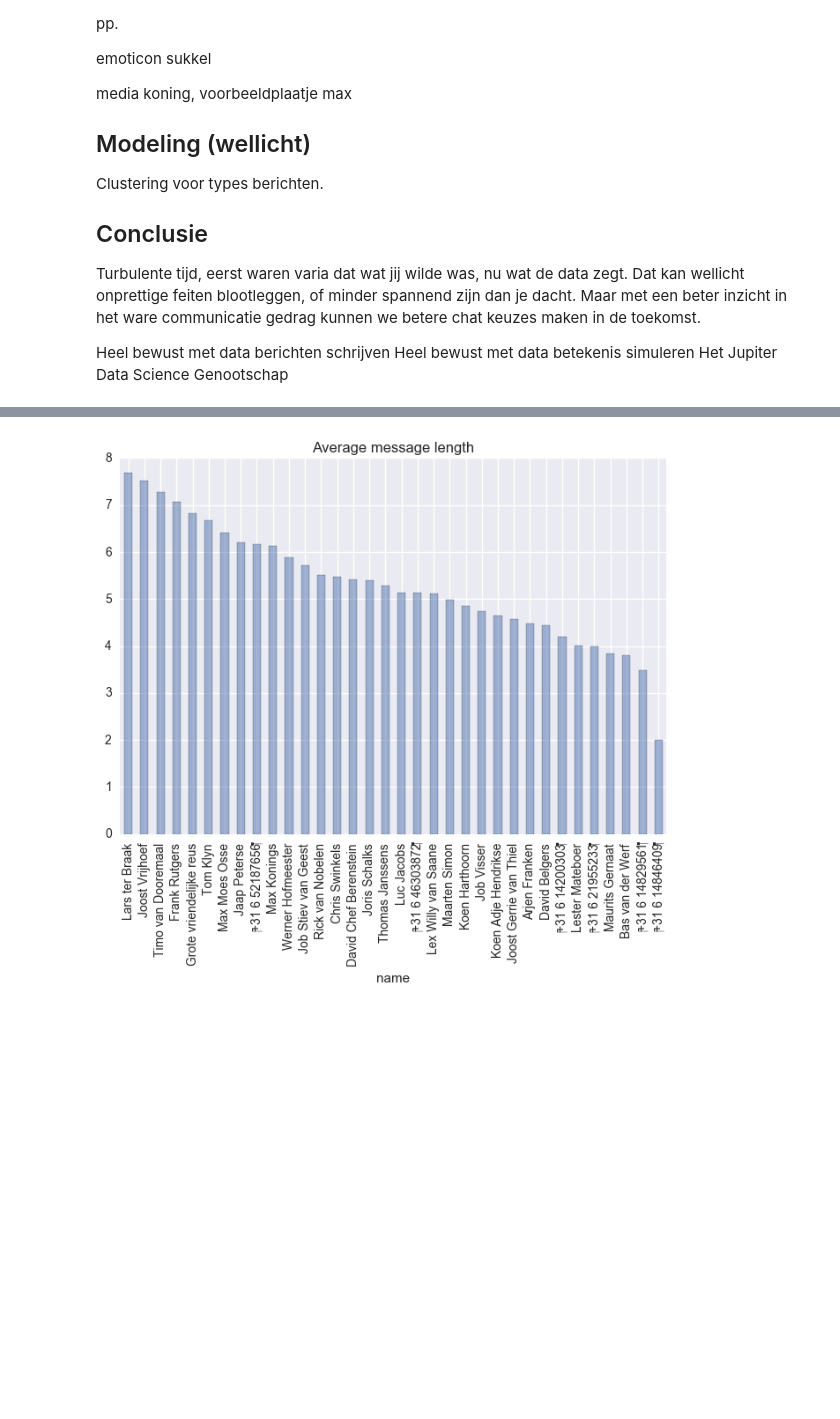
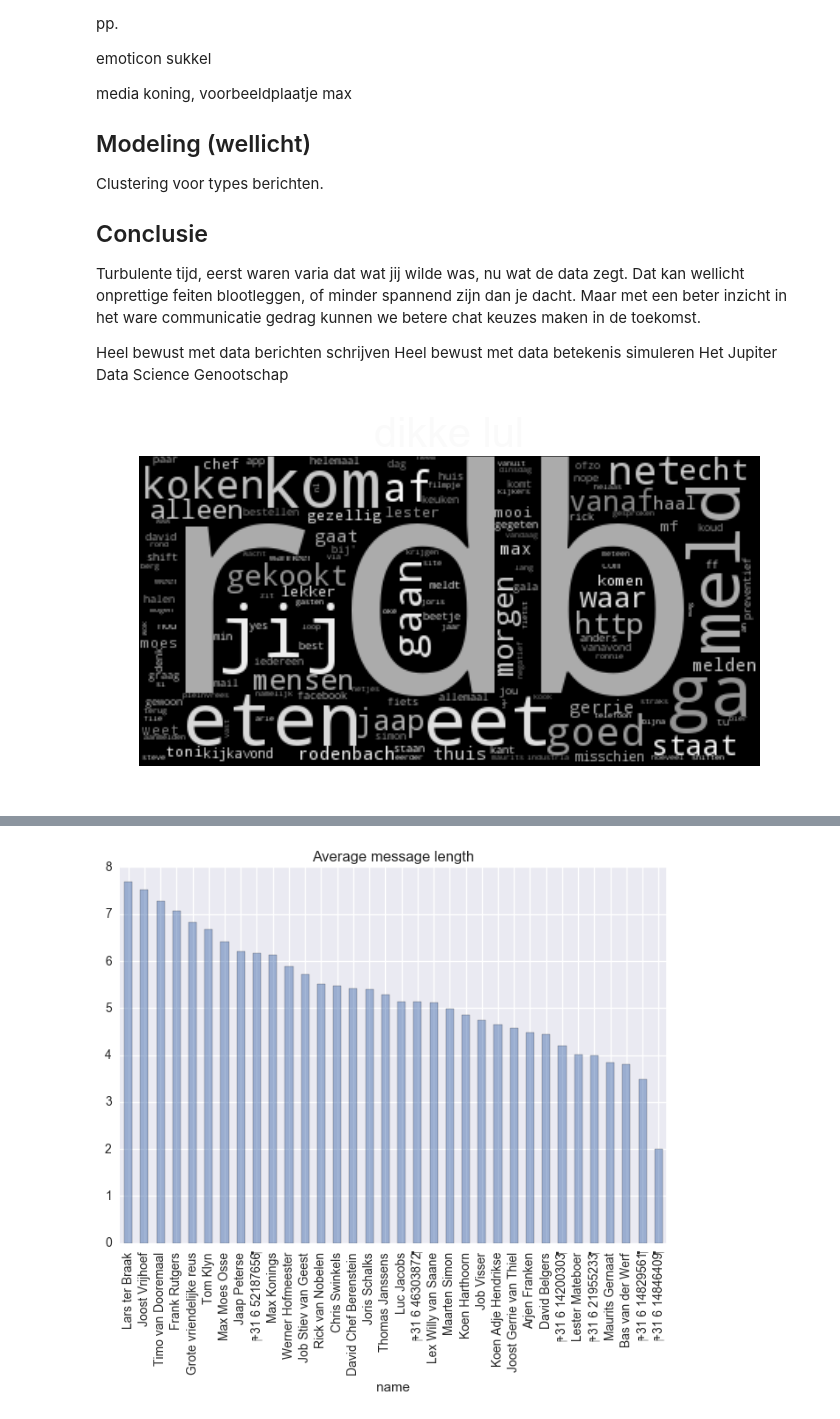
Before and after one commit to jobvisser03/21-text-mining, a Jupyter notebook: 21-text-mining.ipynb, the cells around one changed output, grey strips where cells are left out. Saved outputs shown, nothing was run; the diff lists cells and outputs as text; code cells hidden in the pictures; blank space fills up the shorter version.

```diff
--- a/21-text-mining.ipynb
+++ b/21-text-mining.ipynb
@@ -96,3 +96,7 @@ df['mess_length'] = df.apply(lambda row: len(row['tokenized_mess']), axis=1)
 # Set datatypes
 df[['mess_length', 'dayhour']] = df[['mess_length', 'dayhour']].astype(int)
 df['weekday'] = df['weekday'].astype('category')
+# %%
+name_wordcloud(df[(df['weekday'] == 'Monday') &(df['dayhour'].isin([15, 16]))], 'all', verneuk='')
+# %% [output]
+[figure, added]
```
Also changed, not shown: parts of 11 cells of this notebook.
